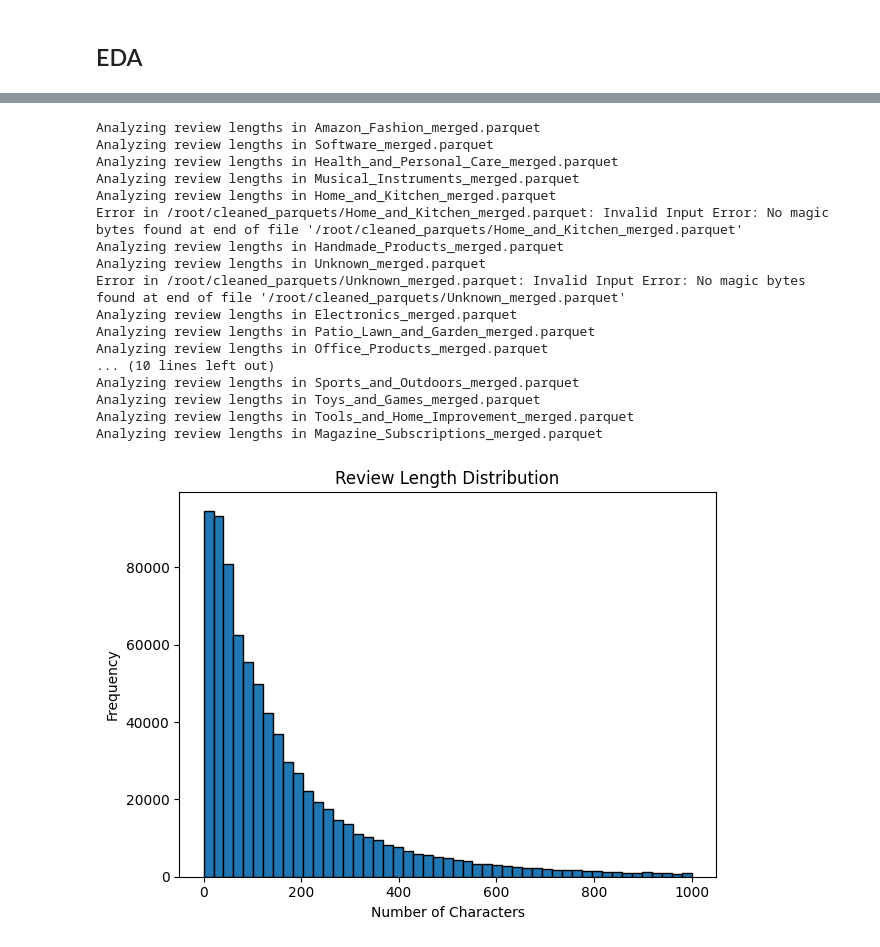
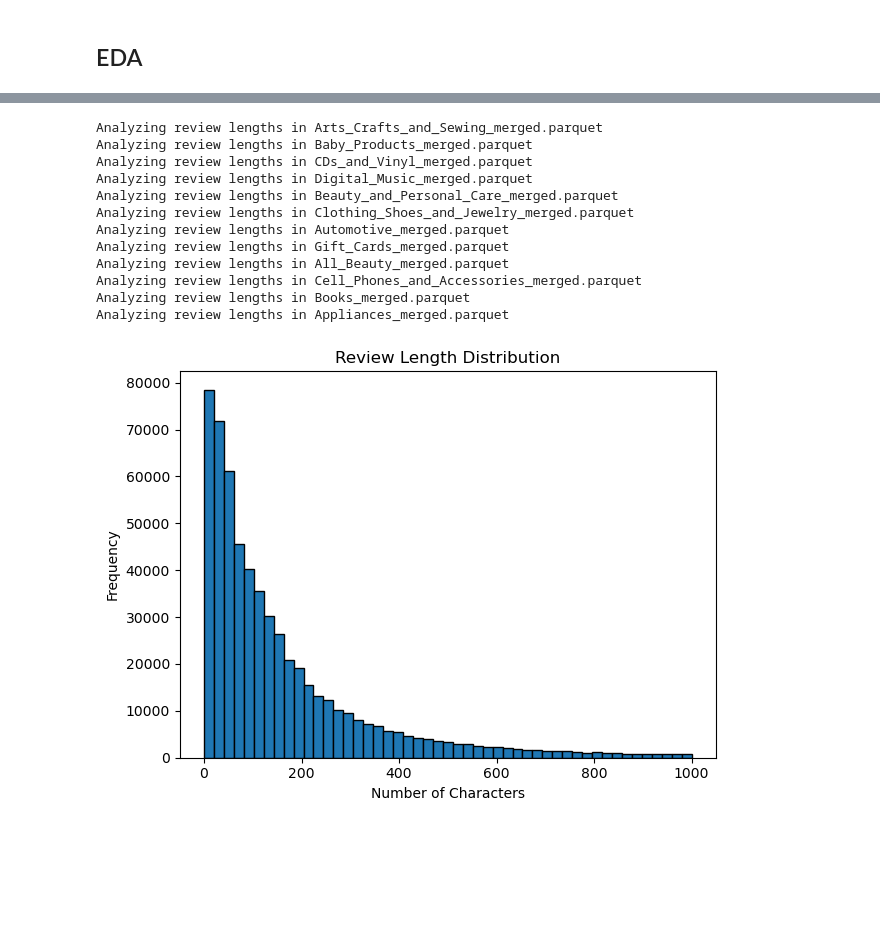
Before and after one commit to Enadiz76/Code, a Jupyter notebook: eda.ipynb, the cells around one changed output, grey strips where cells are left out. Drawn from its saved outputs; the diff is of its cells as text; code cells hidden in the pictures; blank space fills up the shorter version.

```diff
--- a/eda.ipynb
+++ b/eda.ipynb
@@ -2,0 +47,24 @@
+# %%
+import duckdb
+import os
+import glob
+
+CLEANED_DIR = "/root/cleaned_parquets"
+file_paths = glob.glob(os.path.join(CLEANED_DIR, "*_merged.parquet"))
+
+for file in file_paths:
+    con = duckdb.connect()
+
+    fixed_df = con.sql(f"""
+    SELECT
+        *,
+        strftime(to_timestamp(CAST(year AS DOUBLE) * 1000),
+                '%Y')::INTEGER AS corrected_year
+            FROM read_parquet('{file}')
+        LIMIT 10
+    """).df()
+
+    con.close()
+
+    print(f"\n{os.path.basename(file)}:")
+    print(fixed_df[['year', 'corrected_year']])
@@ -8,14 +90,11 @@ import pandas as pd
 import matplotlib.pyplot as plt
 from collections import Counter
 
-# Directory containing all your cleaned .parquet files
-CLEANED_DIR = "/root/cleaned_parquets"
+CLEANED_DIR = "/root/Merged"
 all_files = glob.glob(os.path.join(CLEANED_DIR, "*_merged.parquet"))
 
-# Initialize rating counter
 rating_counter = Counter()
 
-# Loop through all files and collect rating data
 for file in all_files:
     print(f"Reading {os.path.basename(file)}...")
     try:
@@ -28,12 +107,10 @@ for file in all_files:
     except Exception as e:
         print(f"Error reading {file}: {e}")
 
-# Convert to Series and clean index
 rating_series = pd.Series(rating_counter)
 rating_series.index = pd.to_numeric(rating_series.index, errors='coerce')
 rating_series = rating_series.dropna().sort_index()
 
-# Plot histogram
 if rating_series.empty:
     print("No valid rating data to plot.")
 else:
@@ -66,54 +143,47 @@ Reading Amazon_Fashion_merged.parquet...
 import glob
 import os
 import duckdb
 import numpy as np
 import matplotlib.pyplot as plt
 
-CLEANED_DIR = "/root/cleaned_parquets"
+CLEANED_DIR = "/root/Merged"
 all_files = glob.glob(os.path.join(CLEANED_DIR, "*_merged.parquet"))
 
 lengths = []
 
 for file in all_files:
     print(f"Analyzing review lengths in {os.path.basename(file)}")
 
     try:
-        # Load in manageable chunks using DuckDB
         df = duckdb.sql(f"SELECT text FROM '{file}' WHERE text IS NOT NULL LIMIT 50000").df()
         if 'text' in df.columns:
             lengths.extend(df['text'].dropna().str.len().tolist())
     except Exception as e:
         print(f"Error in {file}: {e}")
 
-# Plot Histogram
 if lengths:
     plt.hist(lengths, bins=np.linspace(0, 1000, 50), edgecolor='black')
     plt.title("Review Length Distribution")
     plt.xlabel("Number of Characters")
     plt.ylabel("Frequency")
     plt.tight_layout()
     plt.show()
 else:
     print("No review text lengths found to plot.")
 # %% [output]
-Analyzing review lengths in Amazon_Fashion_merged.parquet
-Analyzing review lengths in Software_merged.parquet
-Analyzing review lengths in Health_and_Personal_Care_merged.parquet
-Analyzing review lengths in Musical_Instruments_merged.parquet
-Analyzing review lengths in Home_and_Kitchen_merged.parquet
-Error in /root/cleaned_parquets/Home_and_Kitchen_merged.parquet: Invalid Input Error: No magic bytes found at end of file '/root/cleaned_parquets/Home_and_Kitchen_merged.parquet'
-Analyzing review lengths in Handmade_Products_merged.parquet
-Analyzing review lengths in Unknown_merged.parquet
-Error in /root/cleaned_parquets/Unknown_merged.parquet: Invalid Input Error: No magic bytes found at end of file '/root/cleaned_parquets/Unknown_merged.parquet'
-Analyzing review lengths in Electronics_merged.parquet
-Analyzing review lengths in Patio_Lawn_and_Garden_merged.parquet
-Analyzing review lengths in Office_Products_merged.parquet
-... (10 lines left out)
-Analyzing review lengths in Sports_and_Outdoors_merged.parquet
-Analyzing review lengths in Toys_and_Games_merged.parquet
-Analyzing review lengths in Tools_and_Home_Improvement_merged.parquet
-Analyzing review lengths in Magazine_Subscriptions_merged.parquet
+Analyzing review lengths in Arts_Crafts_and_Sewing_merged.parquet
+Analyzing review lengths in Baby_Products_merged.parquet
+Analyzing review lengths in CDs_and_Vinyl_merged.parquet
+Analyzing review lengths in Digital_Music_merged.parquet
+Analyzing review lengths in Beauty_and_Personal_Care_merged.parquet
+Analyzing review lengths in Clothing_Shoes_and_Jewelry_merged.parquet
+Analyzing review lengths in Automotive_merged.parquet
+Analyzing review lengths in Gift_Cards_merged.parquet
+Analyzing review lengths in All_Beauty_merged.parquet
+Analyzing review lengths in Cell_Phones_and_Accessories_merged.parquet
+Analyzing review lengths in Books_merged.parquet
+Analyzing review lengths in Appliances_merged.parquet
-[figure, old version]
+[figure, new version]
 # %%
 import glob
 import os
```
Also changed, not shown: parts of 8 cells of this notebook, 5 other files.
